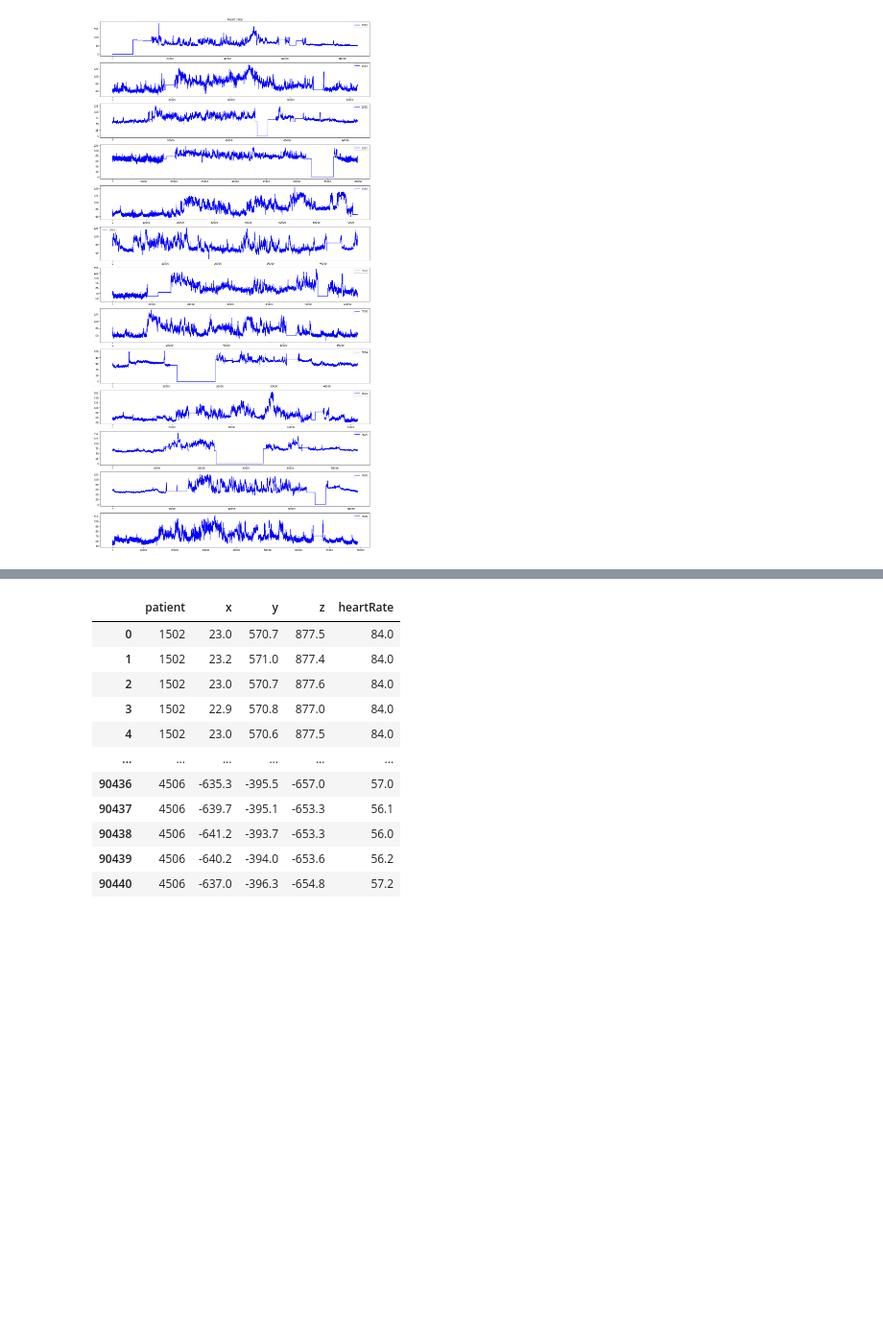
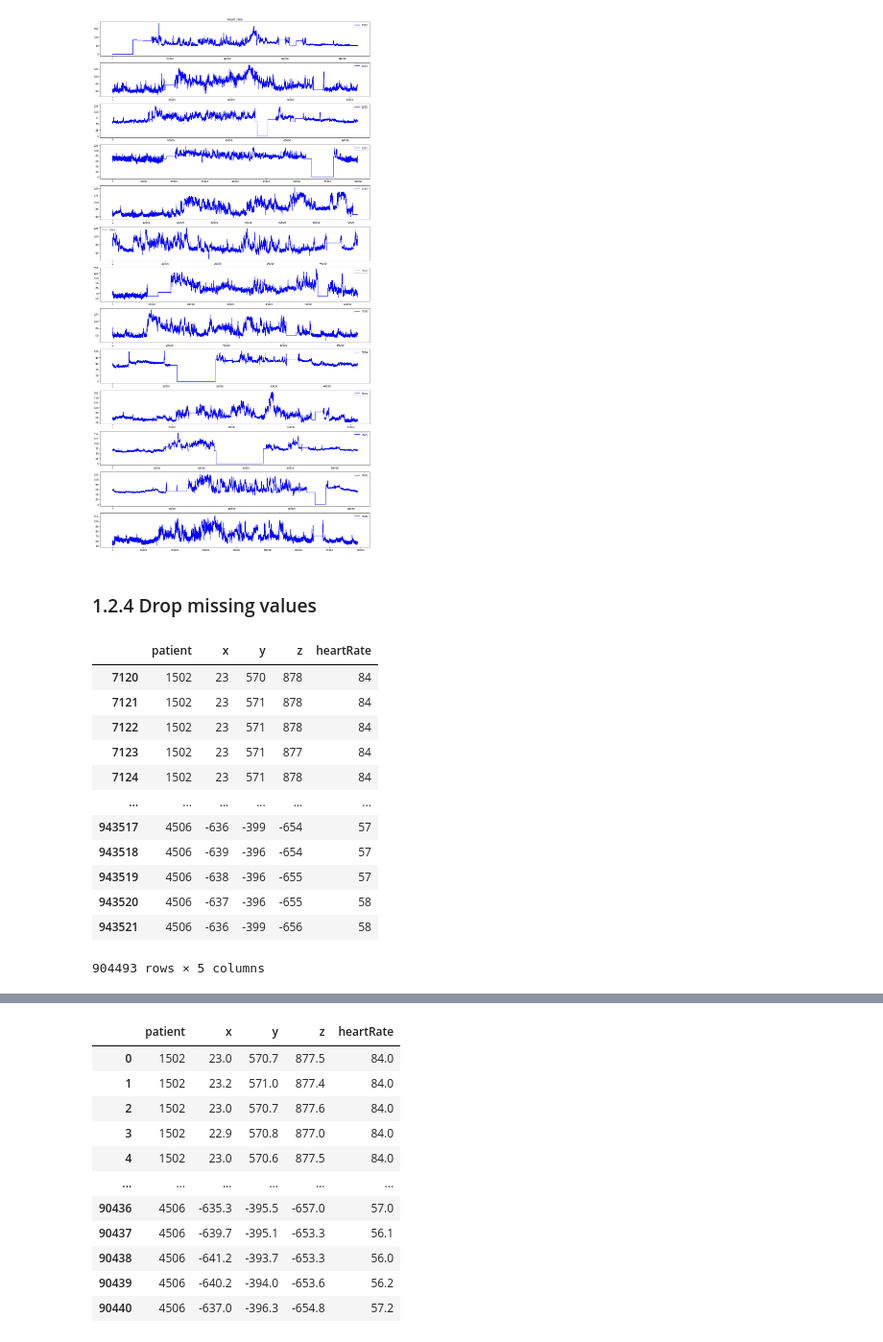
Before and after one commit to alfredoaloi/deep-learning-project, a Jupyter notebook: task_2.ipynb, the cells around one changed output, grey strips where cells are left out. Shown at 96% size. Saved outputs shown, nothing was run; the diff lists cells and outputs as text; code cells hidden in the pictures; blank space fills up the shorter version.

```diff
--- a/task_2.ipynb
+++ b/task_2.ipynb
@@ -165,5 +167,23 @@ plt.rcParams['figure.figsize'] = plt.rcParamsDefault['figure.figsize']
 # %% [output]
 [figure]
 [figure]
+# %% [markdown]
+### 1.2.4 Drop missing values
 # %%
 data_after_clean = data_after_drop.drop(data_after_drop[data_after_drop.heartRate == -1].index)
+
+data_after_clean
+# %% [output]
+|  | patient | x | y | z | heartRate |
+| 7120 | 1502 | 23 | 570 | 878 | 84 |
+| 7121 | 1502 | 23 | 571 | 878 | 84 |
+| 7122 | 1502 | 23 | 571 | 878 | 84 |
+| 7123 | 1502 | 23 | 571 | 877 | 84 |
+| 7124 | 1502 | 23 | 571 | 878 | 84 |
+| ... | ... | ... | ... | ... | ... |
+| 943517 | 4506 | -636 | -399 | -654 | 57 |
+| 943518 | 4506 | -639 | -396 | -654 | 57 |
+| 943519 | 4506 | -638 | -396 | -655 | 57 |
+| 943520 | 4506 | -637 | -396 | -655 | 58 |
+| 943521 | 4506 | -636 | -399 | -656 | 58 |
+904493 rows × 5 columns
```
Also changed, not shown: parts of 27 cells of this notebook, 5 other files.
